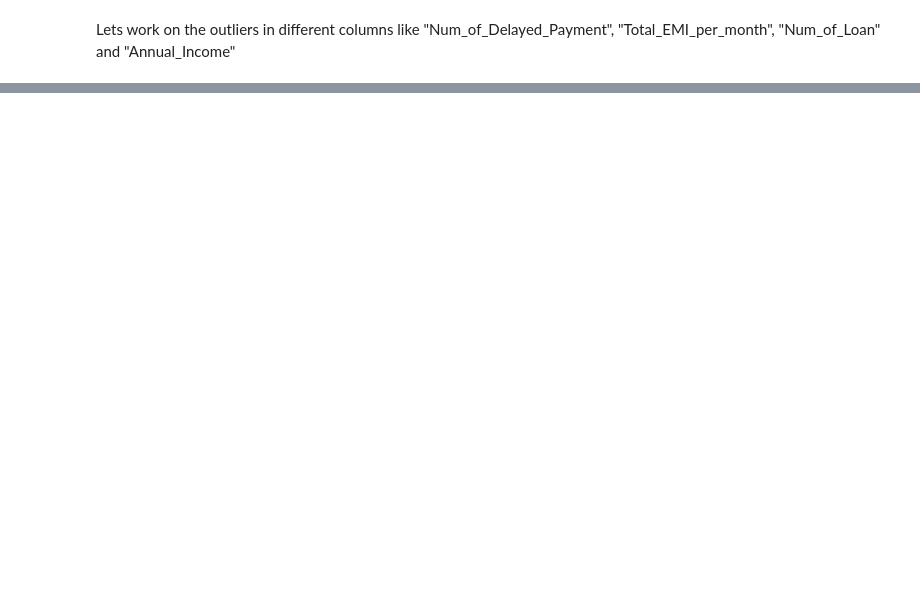
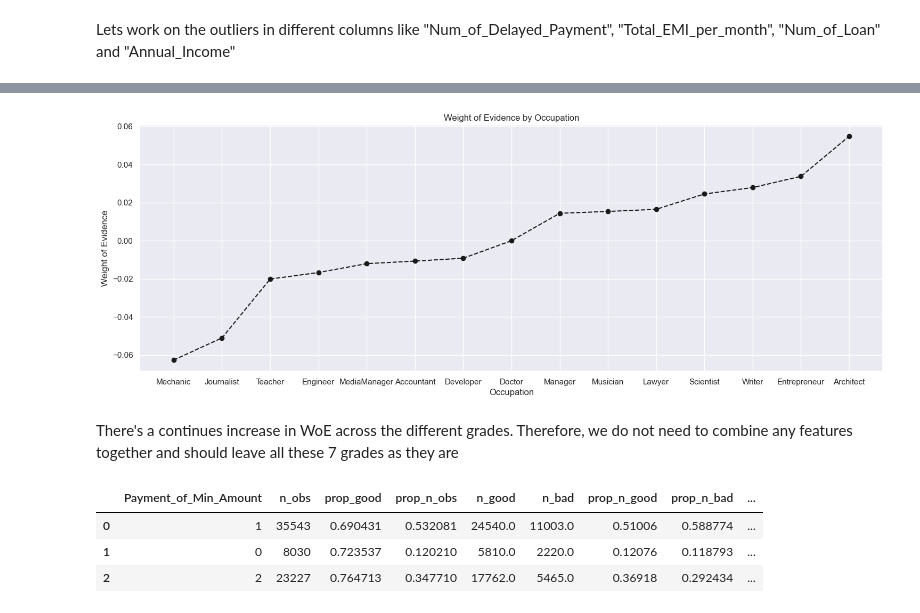
Before and after one commit to tanvimathur11/DDA, a Jupyter notebook: DDA_cleaning.ipynb, the cells around one changed output, grey strips where cells are left out. Drawn from its saved outputs; the diff is of its cells as text; code cells hidden in the pictures; blank space fills up the shorter version.

```diff
--- a/DDA_cleaning.ipynb
+++ b/DDA_cleaning.ipynb
@@ -620,0 +741,2 @@ Lets work on the outliers in different columns like "Num_of_Delayed_Payment", "T
+# %%
+sc_dataset['Num_of_Delayed_Payment'] = sc_dataset['Num_of_Delayed_Payment'].astype(str).str.replace('-','0')
@@ -620,0 +923,39 @@ Lets work on the outliers in different columns like "Num_of_Delayed_Payment", "T
+# %%
+# The function takes 3 arguments: a dataframe (X_train_prepr), a string (column name), and a dataframe (y_train_prepr).
+# The function returns a dataframe as a result.
+
+def woe_discrete(df, cat_variabe_name, y_df):
+    df = pd.concat([df[cat_variabe_name], y_df], axis = 1)
+    df = pd.concat([df.groupby(df.columns.values[0], as_index = False)[df.columns.values[1]].count(),
+                    df.groupby(df.columns.values[0], as_index = False)[df.columns.values[1]].mean()], axis = 1)
+    df = df.iloc[:, [0, 1, 3]]
+    df.columns = [df.columns.values[0], 'n_obs', 'prop_good']
+    df['prop_n_obs'] = df['n_obs'] / df['n_obs'].sum()
+    df['n_good'] = df['prop_good'] * df['n_obs']
+    df['n_bad'] = (1 - df['prop_good']) * df['n_obs']
+    df['prop_n_good'] = df['n_good'] / df['n_good'].sum()
+    df['prop_n_bad'] = df['n_bad'] / df['n_bad'].sum()
+    df['WoE'] = np.log(df['prop_n_good'] / df['prop_n_bad'])
+    df = df.sort_values(['WoE'])
+    df = df.reset_index(drop = True)
+    df['diff_prop_good'] = df['prop_good'].diff().abs()
+    df['diff_WoE'] = df['WoE'].diff().abs()
+    df['IV'] = (df['prop_n_good'] - df['prop_n_bad']) * df['WoE']
+    df['IV'] = df['IV'].sum()
+    return df
+# %%
+# We set the default style of the graphs to the seaborn style.
+sns.set()
+# Below we define a function for plotting WoE across categories that takes 2 arguments: a dataframe and a number.
+def plot_by_woe(df_WoE, rotation_of_x_axis_labels = 0):
+    x = np.array(df_WoE.iloc[:, 0].apply(str))
+    y = df_WoE['WoE']
+    plt.figure(figsize=(18, 6))
+    plt.plot(x, y, marker = 'o', linestyle = '--', color = 'k')
+    plt.xlabel(df_WoE.columns[0])
+    plt.ylabel('Weight of Evidence')
+    plt.title(str('Weight of Evidence by ' + df_WoE.columns[0]))
+    plt.xticks(rotation = rotation_of_x_axis_labels)
+# %%
+df_occupation = woe_discrete(X_train_prepr,'Occupation', y_train_prepr)
+df_occupation
@@ -620,0 +979,15 @@ Lets work on the outliers in different columns like "Num_of_Delayed_Payment", "T
+# %%
+plot_by_woe(df_occupation)
+# %% [output]
+[figure, added]
+# %% [markdown]
+There's a continues increase in WoE across the different grades. Therefore, we do not need to combine any features together and should leave all these 7 grades as they are
+# %%
+#
+df_temp = woe_discrete(X_train_prepr,'Payment_of_Min_Amount', y_train_prepr)
+df_temp
+# %% [output]
+|  | Payment_of_Min_Amount | n_obs | prop_good | prop_n_obs | n_good | n_bad | prop_n_good | prop_n_bad | ... |
+| 0 | 1 | 35543 | 0.690431 | 0.532081 | 24540.0 | 11003.0 | 0.51006 | 0.588774 | ... |
+| 1 | 0 | 8030 | 0.723537 | 0.120210 | 5810.0 | 2220.0 | 0.12076 | 0.118793 | ... |
+| 2 | 2 | 23227 | 0.764713 | 0.347710 | 17762.0 | 5465.0 | 0.36918 | 0.292434 | ... |
```
Also changed, not shown: parts of 48 cells of this notebook.
